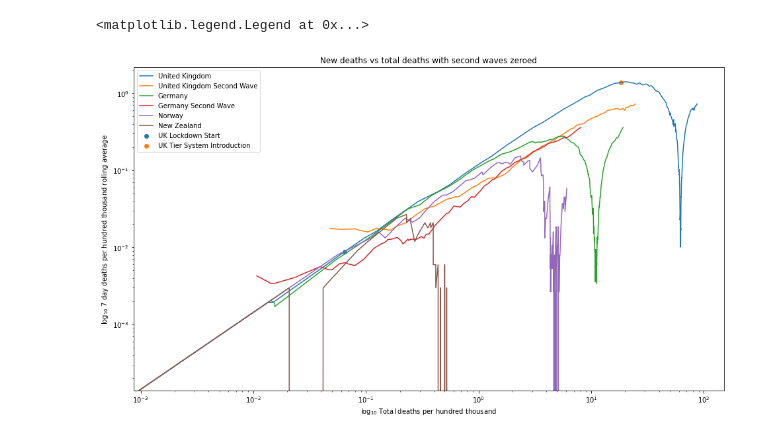
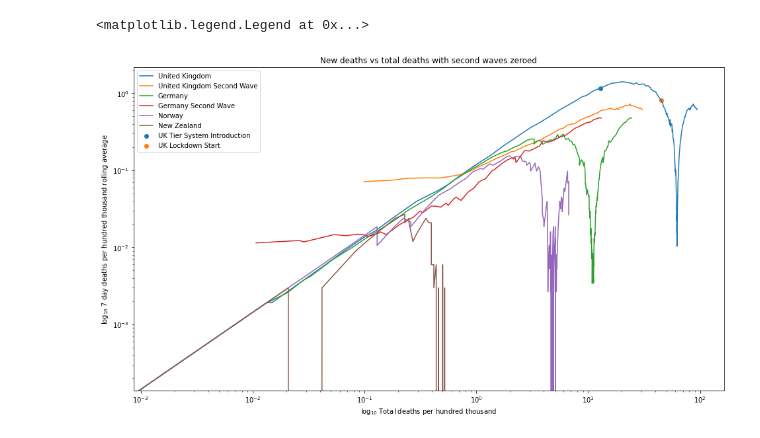
Before and after one commit to jagoosw/COVID-19-Trajectory, a Jupyter notebook: Trajectory_new.ipynb, the cells around one changed output. Saved outputs shown, nothing was run; the diff lists cells and outputs as text; code cells hidden in the pictures.

```diff
--- a/Trajectory_new.ipynb
+++ b/Trajectory_new.ipynb
@@ -14,7 +14,7 @@ with open("deaths_new.csv","w+") as out:
     out.write(f.text)
     out.truncate()
 # %%
-deaths=pd.read_csv("deaths_new.csv")
+deaths=pd.read_csv("deaths_new.csv").dropna()
 
 deaths_old=deaths.drop(deaths.index[260-7:])
 average_period=7
@@ -39,29 +39,29 @@ total_winter_mortality=winter_mortality.cumsum(axis=0)
 # %%
 plt.rcParams["figure.figsize"] = (16,9)
 
-plt.plot((np.divide(deaths["United Kingdom"].cumsum(axis=0).astype(str).astype(int).to_numpy(),668)),(np.divide(rolling_average["United Kingdom"].astype(str).astype(float).to_numpy(),668)))
-plt.plot((np.divide(deaths["United Kingdom"].drop(deaths.index[:260-7]).cumsum(axis=0).astype(str).astype(int).to_numpy(),668)),(np.divide(rolling_average["United Kingdom"].drop(deaths.index[:260-7]).astype(str).astype(float).to_numpy(),668)))
+plt.plot((np.divide(deaths["United Kingdom"].cumsum(axis=0).astype(str).astype(float).to_numpy(),668)),(np.divide(rolling_average["United Kingdom"].astype(str).astype(float).to_numpy(),668)))
+plt.plot((np.divide(deaths["United Kingdom"].drop(deaths.index[:260-7]).cumsum(axis=0).astype(str).astype(float).to_numpy(),668)),(np.divide(rolling_average["United Kingdom"].drop(deaths.index[:260-7]).astype(str).astype(float).to_numpy(),668)))
 
-plt.plot((np.divide(total_deaths["Germany"].astype(str).astype(int).to_numpy(),839)),(np.divide(rolling_average["Germany"].astype(str).astype(float).to_numpy(),839)))
-plt.plot((np.divide(deaths["Germany"].drop(deaths.index[0:260-7]).cumsum(axis=0).astype(str).astype(int).to_numpy(),839)),(np.divide(rolling_average["Germany"].drop(deaths.index[0:260-7]).astype(str).astype(float).to_numpy(),839)))
+plt.plot((np.divide(total_deaths["Germany"].astype(str).astype(float).to_numpy(),839)),(np.divide(rolling_average["Germany"].astype(str).astype(float).to_numpy(),839)))
+plt.plot((np.divide(deaths["Germany"].drop(deaths.index[0:260-7]).cumsum(axis=0).astype(str).astype(float).to_numpy(),839)),(np.divide(rolling_average["Germany"].drop(deaths.index[0:260-7]).astype(str).astype(float).to_numpy(),839)))
 
-plt.plot((np.divide(total_deaths["Norway"].astype(str).astype(int).to_numpy(),54)),(np.divide(rolling_average["Norway"].astype(str).astype(float).to_numpy(),54)))
+plt.plot((np.divide(total_deaths["Norway"].astype(str).astype(float).to_numpy(),54)),(np.divide(rolling_average["Norway"].astype(str).astype(float).to_numpy(),54)))
 plt.plot((np.divide(total_deaths["New Zealand"].astype(str).astype(float).to_numpy(),48)),(np.divide(rolling_average["New Zealand"].astype(str).astype(float).to_numpy(),48)))
-plt.scatter((np.divide(deaths["United Kingdom"].cumsum(axis=0).astype(str).astype(int).to_numpy()[76],668)),(np.divide(rolling_average["United Kingdom"].astype(str).astype(float).to_numpy()[76],668)))
-plt.scatter((np.divide(deaths["United Kingdom"].cumsum(axis=0).astype(str).astype(int).to_numpy()[76+28],668)),(np.divide(rolling_average["United Kingdom"].astype(str).astype(float).to_numpy()[76+28],668)))
+plt.scatter((np.divide(deaths["United Kingdom"].cumsum(axis=0).astype(str).astype(float).to_numpy()[76],668)),(np.divide(rolling_average["United Kingdom"].astype(str).astype(float).to_numpy()[76],668)))
+plt.scatter((np.divide(deaths["United Kingdom"].cumsum(axis=0).astype(str).astype(float).to_numpy()[76+28],668)),(np.divide(rolling_average["United Kingdom"].astype(str).astype(float).to_numpy()[76+28],668)))
 
 china_dip=110
 
 plt.xscale('log')
 plt.yscale('log')
 plt.xlabel("$\log_{10}$ Total deaths per hundred thousand")
 plt.ylabel("$\log_{10}$ 7 day deaths per hundred thousand rolling average")
 plt.title("New deaths vs total deaths with second waves zeroed")
 
-plt.legend(["United Kingdom","United Kingdom Second Wave","Germany","Germany Second Wave","Norway","New Zealand","UK Lockdown Start","UK Tier System Introduction"])
+plt.legend(["United Kingdom","United Kingdom Second Wave","Germany","Germany Second Wave","Norway","New Zealand","UK Tier System Introduction","UK Lockdown Start"])
 # %% [output]
 <matplotlib.legend.Legend at 0x...>
-[figure, old version]
+[figure, new version]
 # %%
 plt.rcParams["figure.figsize"] = (16,9)
 
```
Also changed, not shown: parts of 8 cells of this notebook, 8 other files.
